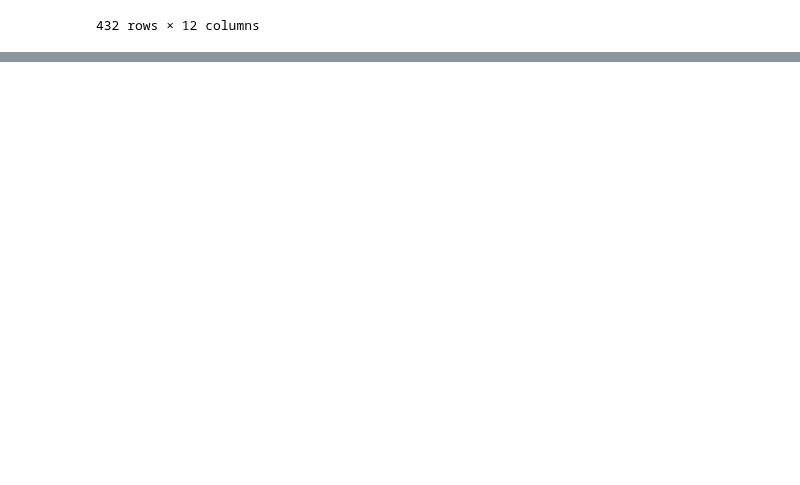
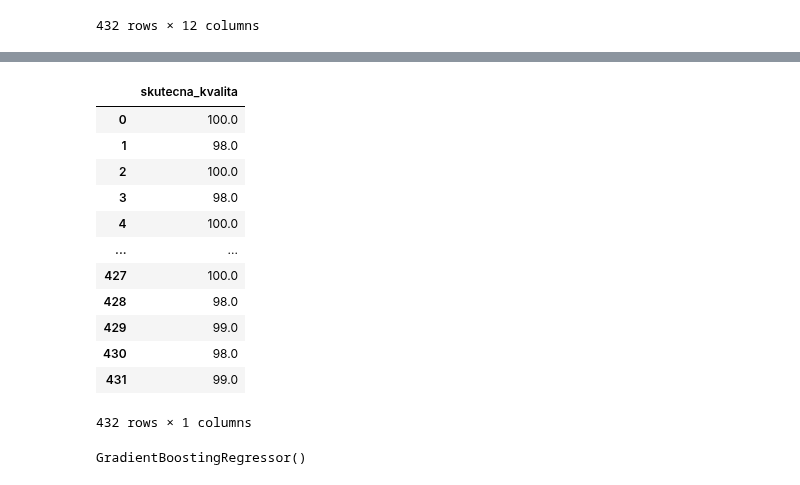
Before and after one commit to GeorgeWbk/dp2024, a Jupyter notebook: Diplomka.ipynb, the cells around one changed output, grey strips where cells are left out. Saved outputs shown, nothing was run; the diff lists cells and outputs as text; code cells hidden in the pictures; blank space fills up the shorter version.

```diff
--- a/Diplomka.ipynb
+++ b/Diplomka.ipynb
@@ -450,7 +437,7 @@ df_enc_quality
 432 rows × 12 columns
 # %%
 #Rozdělení (SPLIT) na vstupní a výstupní data (X, y)
-X_a = df_enc_availability.drop(df_enc_availability.columns[7], axis=1)  # Drop pro 8. sloupec a vse ostatni do X
-y_a = df_enc_availability.iloc[:,7:8]  # Drop pro vse krom 8. sloupce a ten do y
+X_q = df_enc_quality.drop(df_enc_quality.columns[7], axis=1)  # Drop pro 8. sloupec a vse ostatni do X
+y_q = df_enc_quality.iloc[:,7:8]  # Drop pro vse krom 8. sloupce a ten do y
 # %%
 # Ukázka X datasetu (features)
@@ -458,5 +459,19 @@ y_a = df_enc_availability.iloc[:,7:8]  # Drop pro vse krom 8. sloupce a ten do y
 # %%
 # Ukázka y datasetu (target)
-#y_p
+y_q
+# %% [output]
+|  | skutecna_kvalita |
+| 0 | 100.0 |
+| 1 | 98.0 |
+| 2 | 100.0 |
+| 3 | 98.0 |
+| 4 | 100.0 |
+| ... | ... |
+| 427 | 100.0 |
+| 428 | 98.0 |
+| 429 | 99.0 |
+| 430 | 98.0 |
+| 431 | 99.0 |
+432 rows × 1 columns
 # %%
 #Rozdělení (SPLIT) na trénovací a testovací data (Aktuálně 80 % dat trénink a 20 % dat test)
@@ -470,8 +485,10 @@ modelGR_p = GradientBoostingRegressor()
 # %%
 #Trénink modelů
-modelLR_p.fit(Xtrain_p, Ytrain_p)
-modelTR_p.fit(Xtrain_p, Ytrain_p)
-modelRF_p.fit(Xtrain_p, np.array(Ytrain_p).ravel())
-modelGR_p.fit(Xtrain_p, np.array(Ytrain_p).ravel())
+modelLR_q.fit(Xtrain_q, Ytrain_q)
+modelTR_q.fit(Xtrain_q, Ytrain_q)
+modelRF_q.fit(Xtrain_q, np.array(Ytrain_q).ravel())
+modelGR_q.fit(Xtrain_q, np.array(Ytrain_q).ravel())
+# %% [output]
+GradientBoostingRegressor()
 # %%
 #Vytvoření predikcí jednotlivými algoritmy
```
Also changed, not shown: parts of 46 cells of this notebook.
